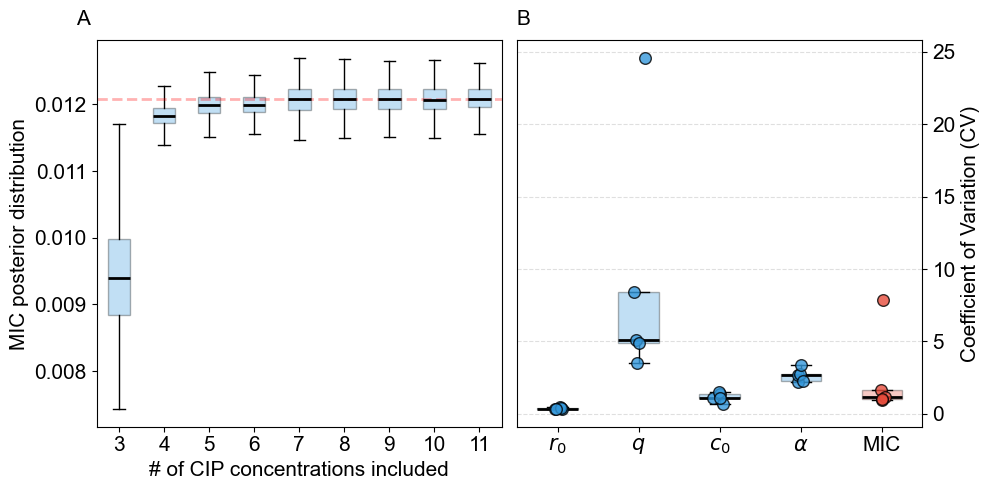
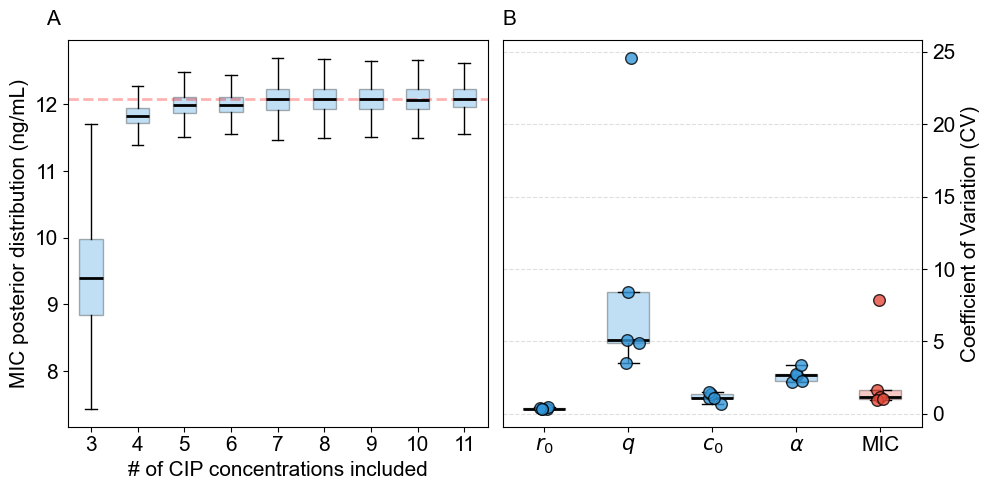
The change to this notebook cell's code, shown as a diff; its figure went from the first image to the second:
--- before
+++ after
@@ -28,5 +28,9 @@
 
 ax.set_xlabel('# of CIP concentrations included', fontsize=15)
-ax.set_ylabel('MIC posterior distribution', fontsize=15)
+ax.set_ylabel('MIC posterior distribution (ng/mL)', fontsize=15)
+Ticks  = np.arange(0.008, 0.013, 0.001)
+ax.set_yticks(Ticks)
+ax.set_yticklabels([8,9,10,11,12])
+
 ax.tick_params(labelsize=15)
 ax.text(-0.05, 1.04, 'A', fontsize=15, transform=ax.transAxes)

Commit: Add files via upload